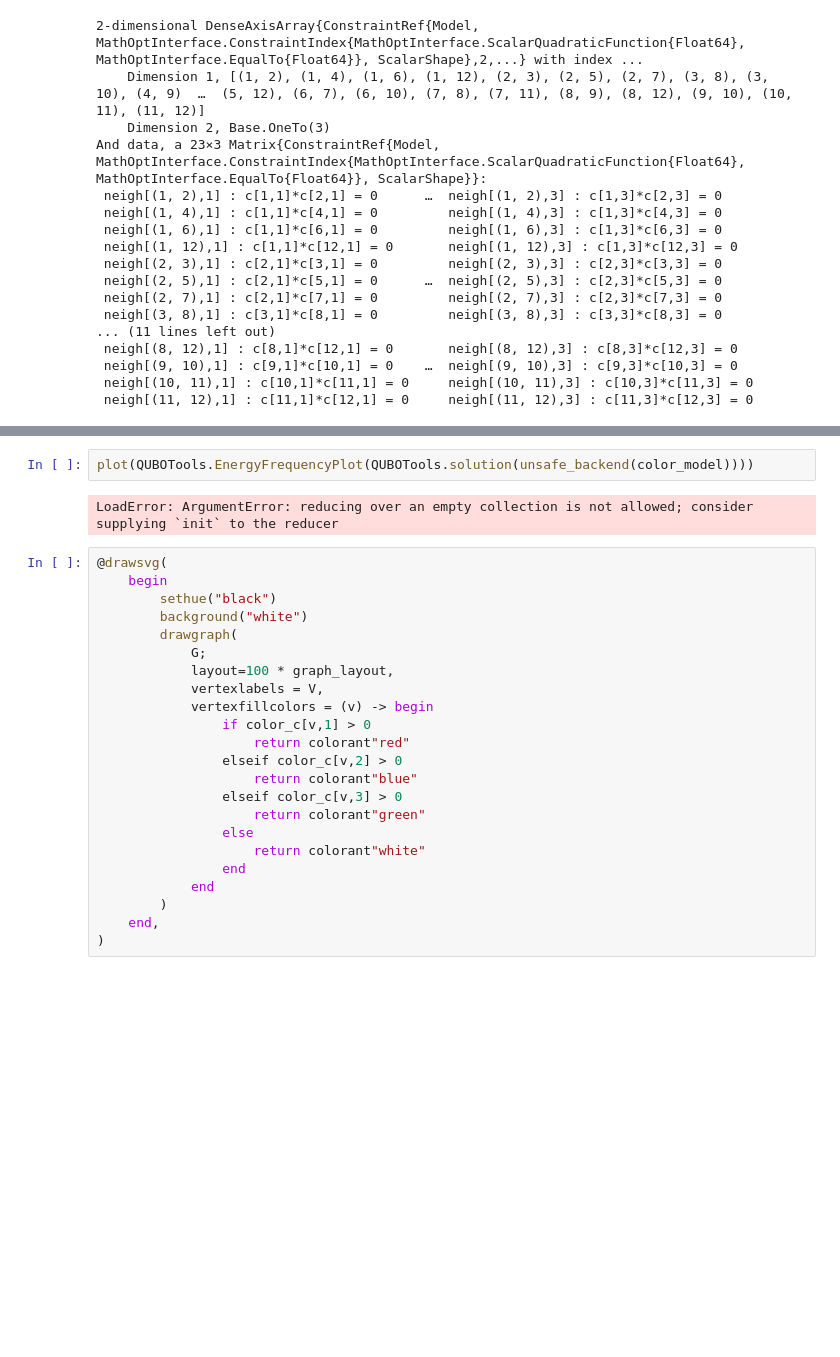
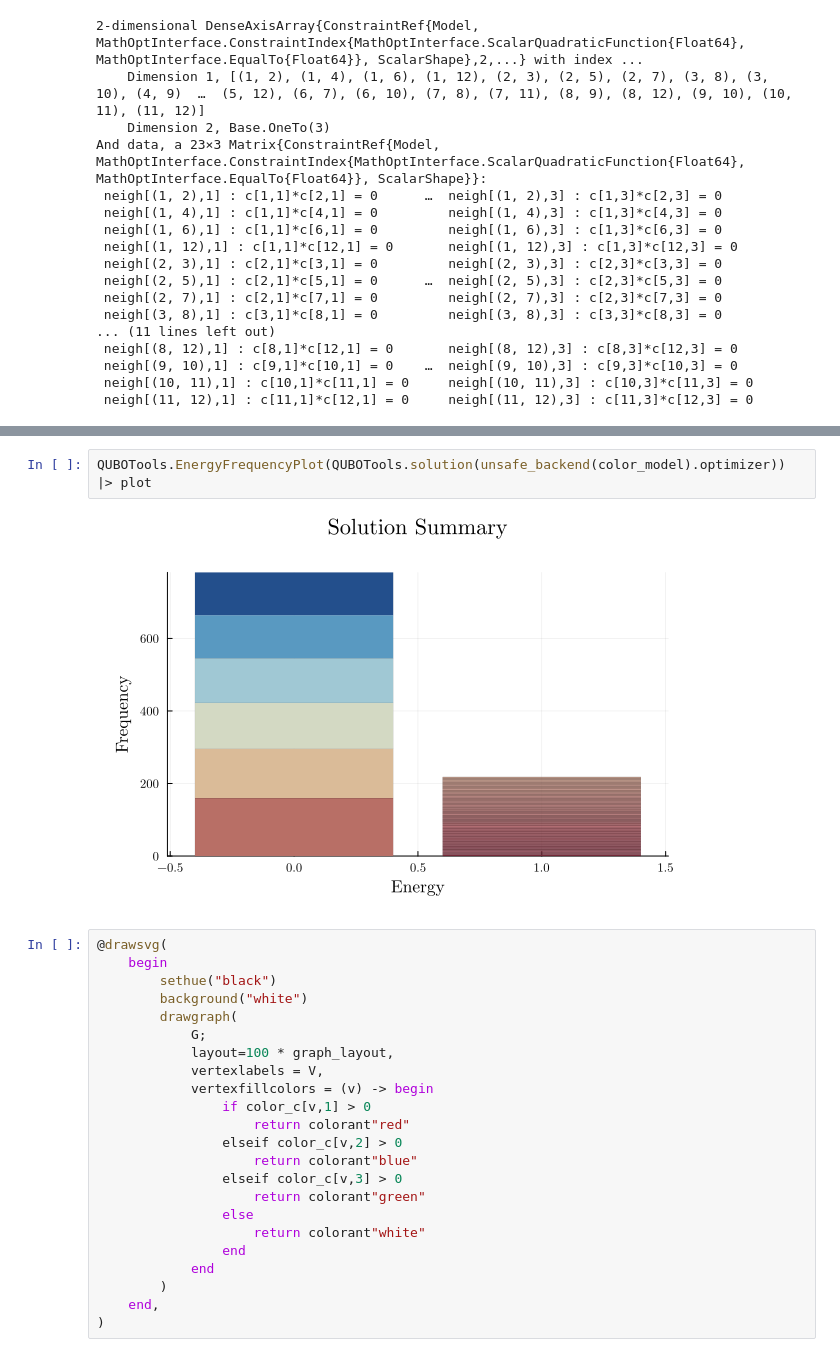
Before and after one commit to jvpcms/QUBONotebooks, a Jupyter notebook: notebooks_jl/2-QUBO.ipynb, the cells around one changed output, grey strips where cells are left out. Drawn from its saved outputs; the diff is of its cells as text; blank space fills up the shorter version.

Commit message:
fix svg plots and color model frequency  plots

```diff
--- a/notebooks_jl/2-QUBO.ipynb
+++ b/notebooks_jl/2-QUBO.ipynb
@@ -700,9 +826,9 @@ solution_summary(; result = 1, verbose = false)
  1.0  1.0  1.0
  1.0  1.0  1.0
 # %%
-plot(QUBOTools.EnergyFrequencyPlot(QUBOTools.solution(unsafe_backend(color_model))))
+QUBOTools.EnergyFrequencyPlot(QUBOTools.solution(unsafe_backend(color_model).optimizer)) |> plot
 # %% [output]
-LoadError: ArgumentError: reducing over an empty collection is not allowed; consider supplying `init` to the reducer
+[figure, added]
 # %%
 @drawsvg(
     begin
```
Also changed, not shown: parts of 31 cells of this notebook.
